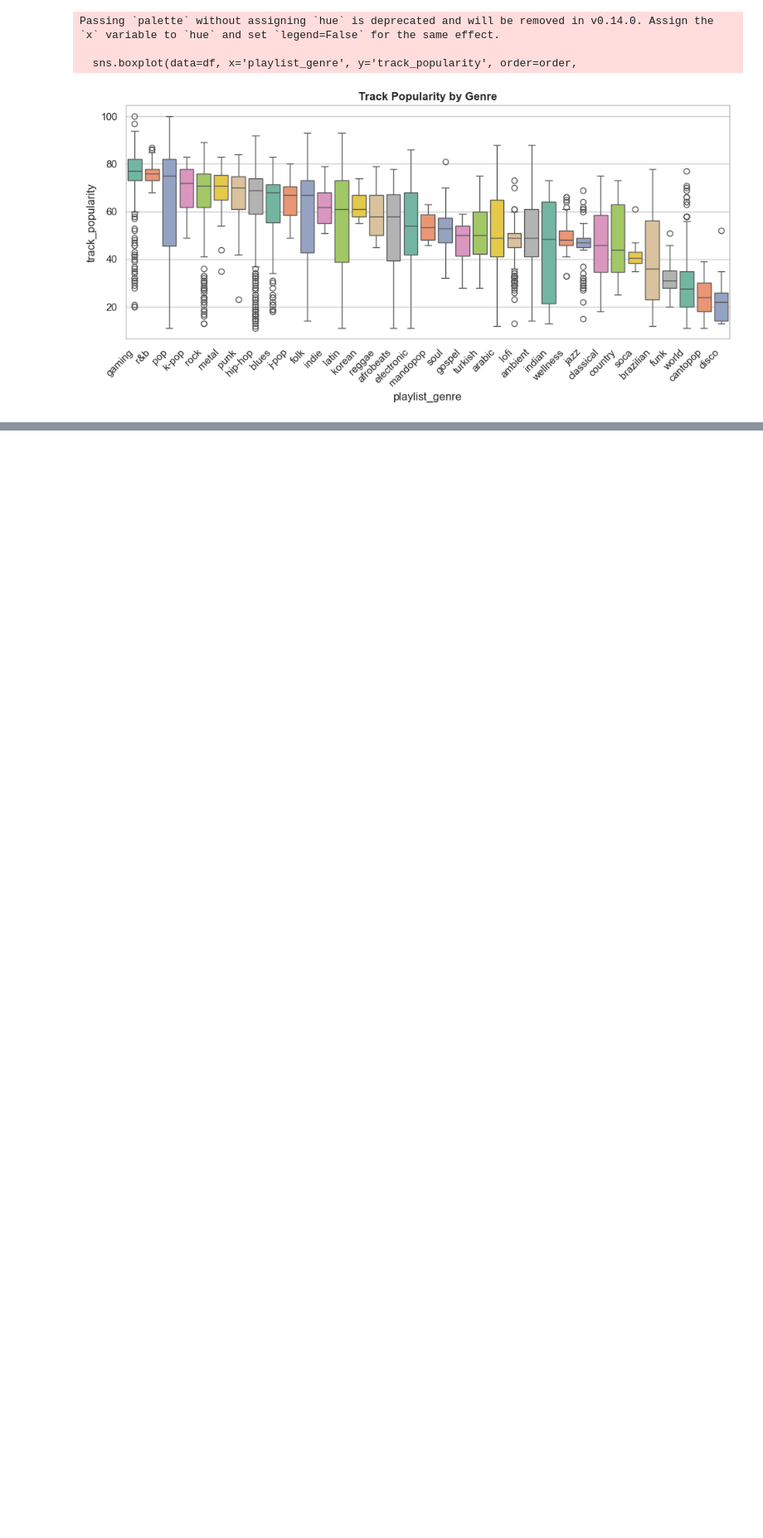
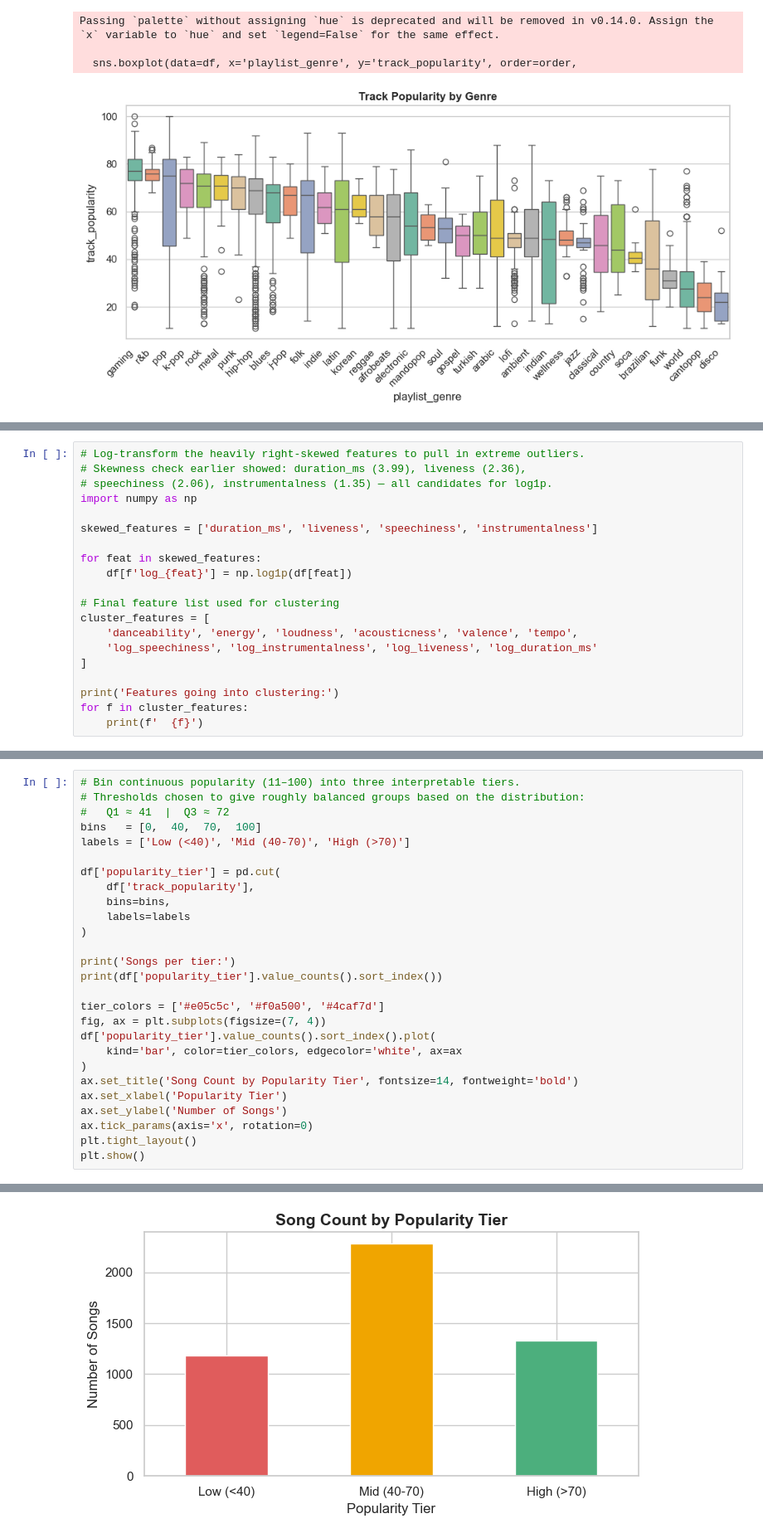
Before and after one commit to LeanderSam/Music-Analysis, a Jupyter notebook: code_files/EDA.ipynb, the cells around one changed output, grey strips where cells are left out. Shown at 83% size. Drawn from its saved outputs; the diff is of its cells as text; blank space fills up the shorter version.

Commit message:
clustering

```diff
--- a/code_files/EDA.ipynb
+++ b/code_files/EDA.ipynb
@@ -276,0 +294,20 @@ Passing `palette` without assigning `hue` is deprecated and will be removed in v
+# %%
+# Log-transform the heavily right-skewed features to pull in extreme outliers.
+# Skewness check earlier showed: duration_ms (3.99), liveness (2.36),
+# speechiness (2.06), instrumentalness (1.35) — all candidates for log1p.
+import numpy as np
+
+skewed_features = ['duration_ms', 'liveness', 'speechiness', 'instrumentalness']
+
+for feat in skewed_features:
+    df[f'log_{feat}'] = np.log1p(df[feat])
+
+# Final feature list used for clustering
+cluster_features = [
+    'danceability', 'energy', 'loudness', 'acousticness', 'valence', 'tempo',
+    'log_speechiness', 'log_instrumentalness', 'log_liveness', 'log_duration_ms'
+]
+
+print('Features going into clustering:')
+for f in cluster_features:
+    print(f'  {f}')
@@ -276,0 +341,28 @@ Passing `palette` without assigning `hue` is deprecated and will be removed in v
+# %%
+# Bin continuous popularity (11–100) into three interpretable tiers.
+# Thresholds chosen to give roughly balanced groups based on the distribution:
+#   Q1 ≈ 41  |  Q3 ≈ 72
+bins   = [0,  40,  70,  100]
+labels = ['Low (<40)', 'Mid (40-70)', 'High (>70)']
+
+df['popularity_tier'] = pd.cut(
+    df['track_popularity'],
+    bins=bins,
+    labels=labels
+)
+
+print('Songs per tier:')
+print(df['popularity_tier'].value_counts().sort_index())
+
+tier_colors = ['#e05c5c', '#f0a500', '#4caf7d']
+fig, ax = plt.subplots(figsize=(7, 4))
+df['popularity_tier'].value_counts().sort_index().plot(
+    kind='bar', color=tier_colors, edgecolor='white', ax=ax
+)
+ax.set_title('Song Count by Popularity Tier', fontsize=14, fontweight='bold')
+ax.set_xlabel('Popularity Tier')
+ax.set_ylabel('Number of Songs')
+ax.tick_params(axis='x', rotation=0)
+plt.tight_layout()
+plt.show()
+# %% [output]
@@ -276,0 +375 @@ Passing `palette` without assigning `hue` is deprecated and will be removed in v
+[figure, added]
```
Also changed, not shown: parts of 19 cells of this notebook.
